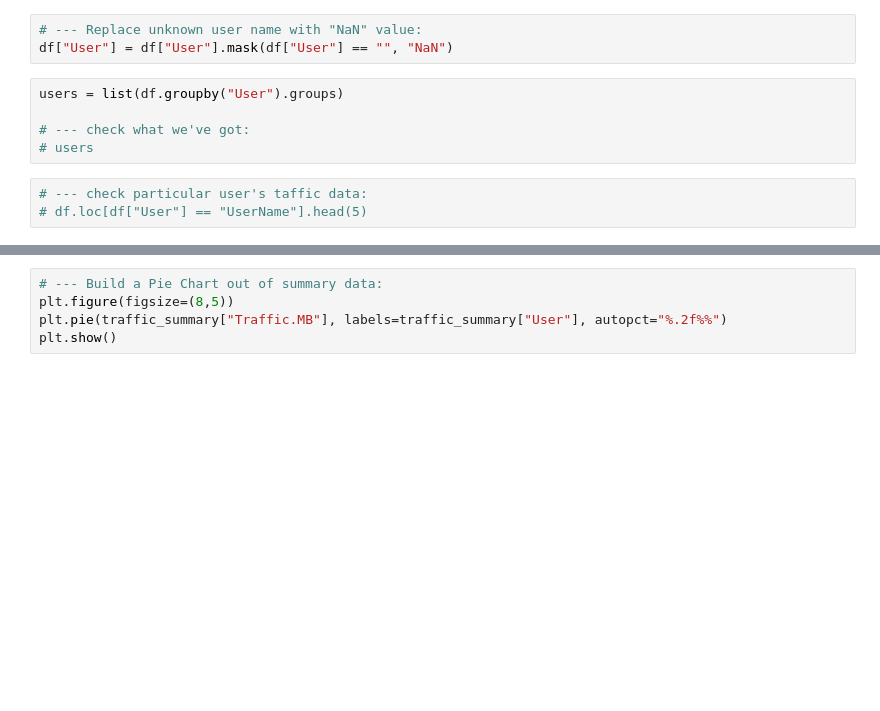
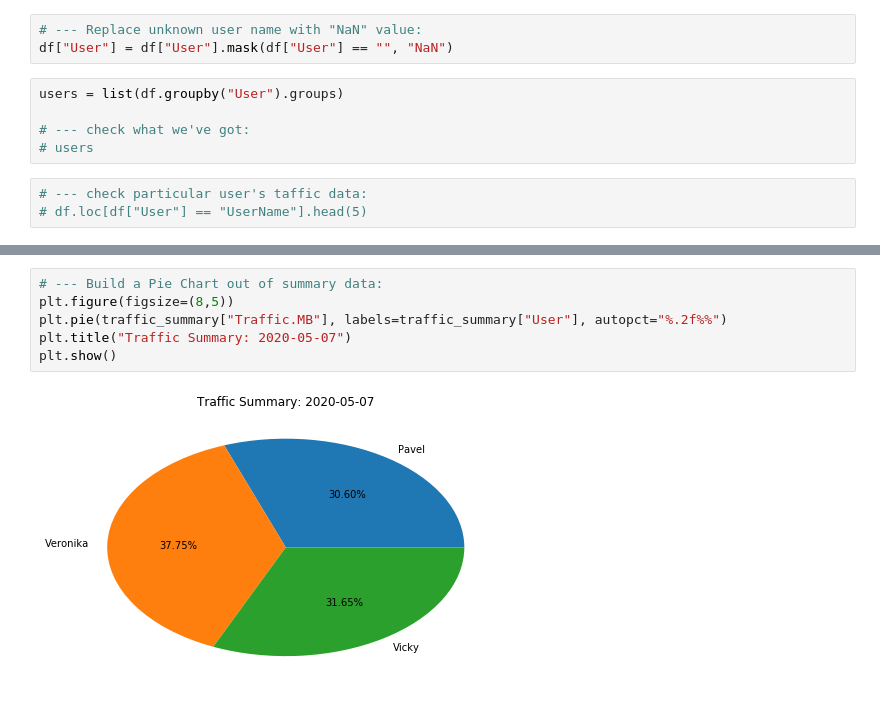
Before and after one commit to filkovsp/KerioLogParser, a Jupyter notebook: main.ipynb, the cells around one changed output, grey strips where cells are left out. Saved outputs shown, nothing was run; the diff lists cells and outputs as text; blank space fills up the shorter version.

```diff
--- a/main.ipynb
+++ b/main.ipynb
@@ -50,8 +54,11 @@ traffic_summary
 # %%
 # --- Build a Pie Chart out of summary data:
 plt.figure(figsize=(8,5))
 plt.pie(traffic_summary["Traffic.MB"], labels=traffic_summary["User"], autopct="%.2f%%")
+plt.title("Traffic Summary: 2020-05-07")
 plt.show()
+# %% [output]
+[figure, added]
 # %%
 # --- prpare list of users to whom we want collect statistics for:
 reporting_users = [user for user in users if user != "NaN"]
```
Also changed, not shown: parts of 4 cells of this notebook, 3 other files.
